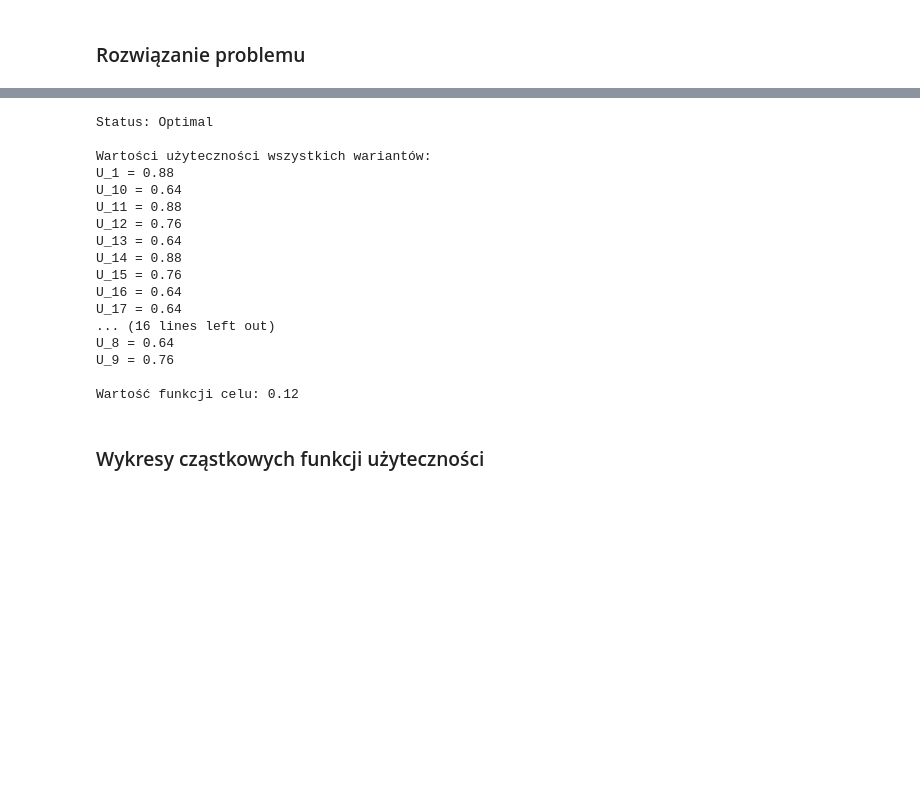
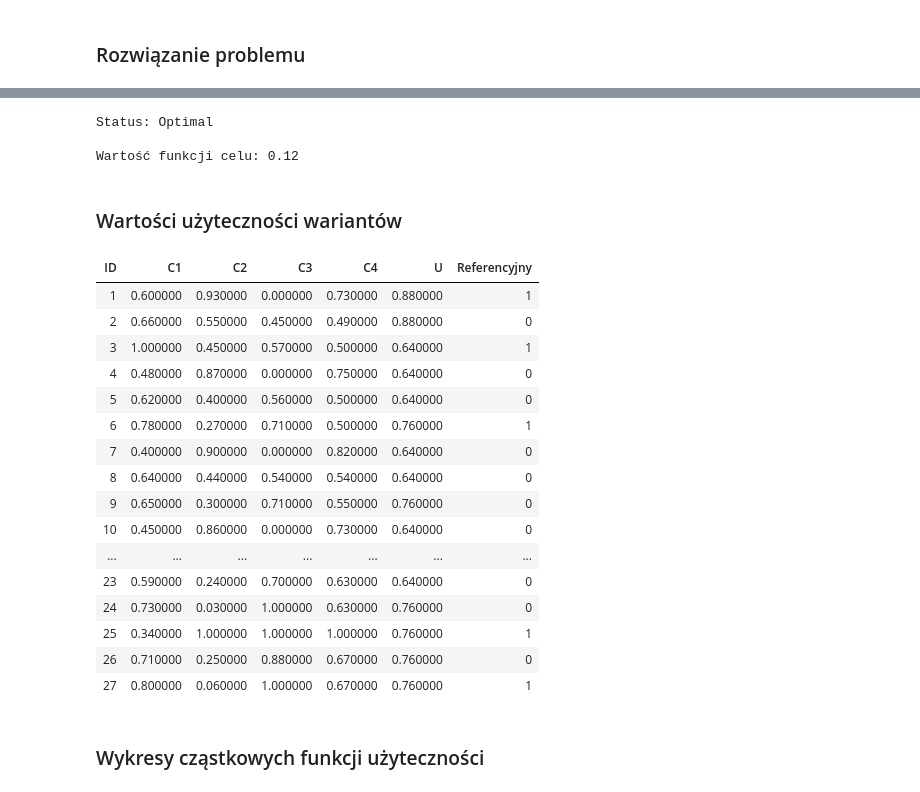
Before and after one commit to anroszkiewicz/decision-support, a Jupyter notebook: uta/uta.ipynb, the cells around one changed output, grey strips where cells are left out. Drawn from its saved outputs; the diff is of its cells as text; code cells hidden in the pictures; blank space fills up the shorter version.

```diff
--- a/uta/uta.ipynb
+++ b/uta/uta.ipynb
@@ -174,31 +176,53 @@ Total time (CPU seconds):       0.00   (Wallclock seconds):       0.00
 1
 # %%
+import numpy as np
+
 print(f"Status: {LpStatus[prob.status]}")
-
-print("\nWartości użyteczności wszystkich wariantów:")
-for var in prob.variables():
-    if var.name[0] == "U":
-        print(f"{var.name} = {value(var)}")
-
 print("\nWartość funkcji celu:", value(prob.objective))
 # %% [output]
 Status: Optimal
 
-Wartości użyteczności wszystkich wariantów:
-U_1 = 0.88
-U_10 = 0.64
-U_11 = 0.88
-U_12 = 0.76
-U_13 = 0.64
-U_14 = 0.88
-U_15 = 0.76
-U_16 = 0.64
-U_17 = 0.64
-... (16 lines left out)
-U_8 = 0.64
-U_9 = 0.76
-
 Wartość funkcji celu: 0.12
+# %% [markdown]
+### Wartości użyteczności wariantów
+# %%
+import numpy as np
+
+values = data["C1"].values.tolist()
+
+ranking = [0 for i in range(len(values))]
+
+for var in prob.variables():
+    if var.name[0] == "U":
+        number = int(var.name[2:])
+        ranking[number-1] = value(var)
+
+is_reference = [0 for i in range(len(values))]
+reference_variants = [0, 2, 5, 10, 11, 18, 24, 26]
+for i in reference_variants:
+    is_reference[i] = 1
+
+data['U'] = ranking
+data['Referencyjny'] = is_reference
+display(data.style.hide())
+# %% [output]
+| ID | C1 | C2 | C3 | C4 | U | Referencyjny |
+| 1 | 0.600000 | 0.930000 | 0.000000 | 0.730000 | 0.880000 | 1 |
+| 2 | 0.660000 | 0.550000 | 0.450000 | 0.490000 | 0.880000 | 0 |
+| 3 | 1.000000 | 0.450000 | 0.570000 | 0.500000 | 0.640000 | 1 |
+| 4 | 0.480000 | 0.870000 | 0.000000 | 0.750000 | 0.640000 | 0 |
+| 5 | 0.620000 | 0.400000 | 0.560000 | 0.500000 | 0.640000 | 0 |
+| 6 | 0.780000 | 0.270000 | 0.710000 | 0.500000 | 0.760000 | 1 |
+| 7 | 0.400000 | 0.900000 | 0.000000 | 0.820000 | 0.640000 | 0 |
+| 8 | 0.640000 | 0.440000 | 0.540000 | 0.540000 | 0.640000 | 0 |
+| 9 | 0.650000 | 0.300000 | 0.710000 | 0.550000 | 0.760000 | 0 |
+| 10 | 0.450000 | 0.860000 | 0.000000 | 0.730000 | 0.640000 | 0 |
+| ... | ... | ... | ... | ... | ... | ... |
+| 23 | 0.590000 | 0.240000 | 0.700000 | 0.630000 | 0.640000 | 0 |
+| 24 | 0.730000 | 0.030000 | 1.000000 | 0.630000 | 0.760000 | 0 |
+| 25 | 0.340000 | 1.000000 | 1.000000 | 1.000000 | 0.760000 | 1 |
+| 26 | 0.710000 | 0.250000 | 0.880000 | 0.670000 | 0.760000 | 0 |
+| 27 | 0.800000 | 0.060000 | 1.000000 | 0.670000 | 0.760000 | 1 |
 # %% [markdown]
 ### Wykresy cząstkowych funkcji użyteczności
 # %%
```
Also changed, not shown: parts of 9 cells of this notebook.
